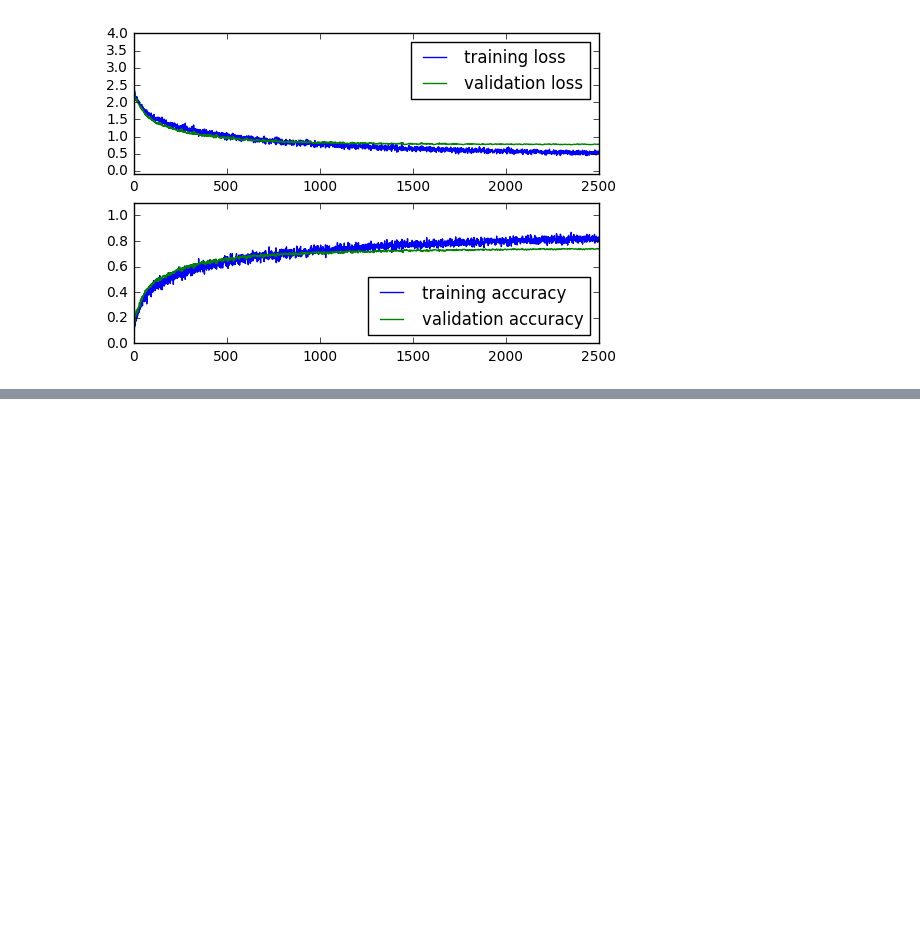
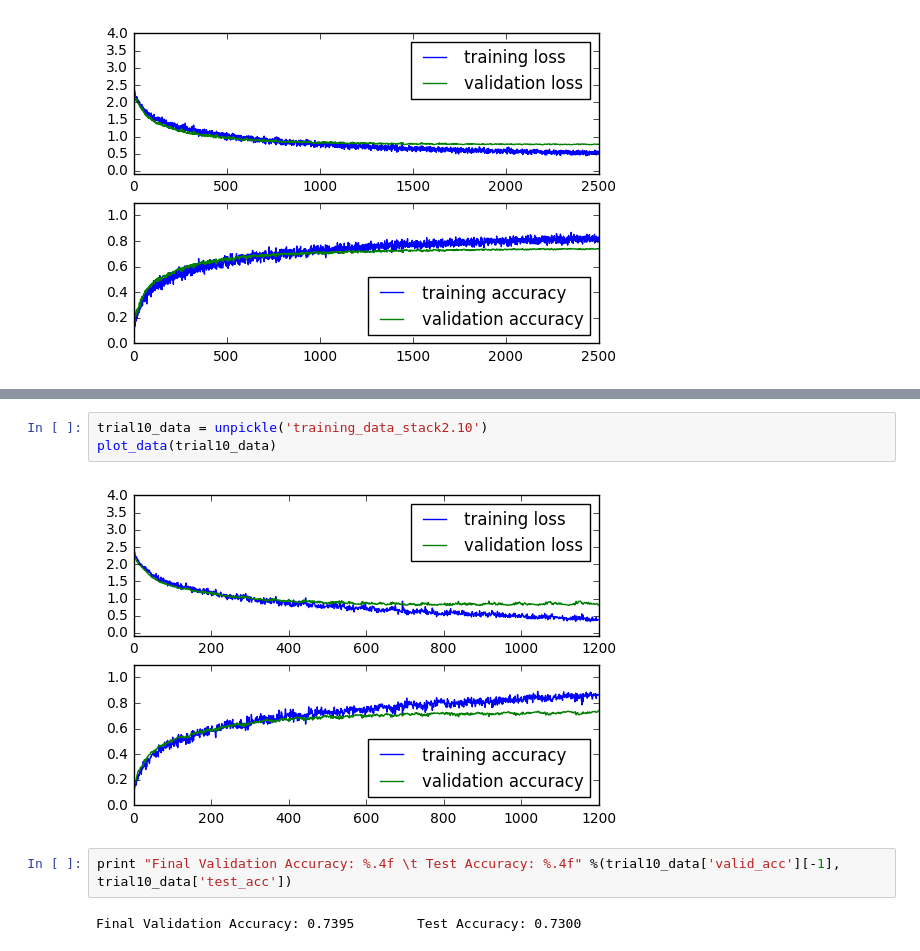
Before and after one commit to zhongyuk/CNNplayground, a Jupyter notebook: experiment2.ipynb, the cells around one changed output, grey strips where cells are left out. Cells and saved outputs as stored; diff of their text form; blank space fills up the shorter version.

```diff
--- a/experiment2.ipynb
+++ b/experiment2.ipynb
@@ -523,0 +583,9 @@ Final Validation Accuracy: 0.74          Test Accuracy: 0.74
+# %%
+trial10_data = unpickle('training_data_stack2.10')
+plot_data(trial10_data)
+# %% [output]
+[figure, added]
+# %%
+print "Final Validation Accuracy: %.4f \t Test Accuracy: %.4f" %(trial10_data['valid_acc'][-1], trial10_data['test_acc'])
+# %% [output]
+Final Validation Accuracy: 0.7395        Test Accuracy: 0.7300
```
Also changed, not shown: parts of 17 cells of this notebook, 5 other files.
